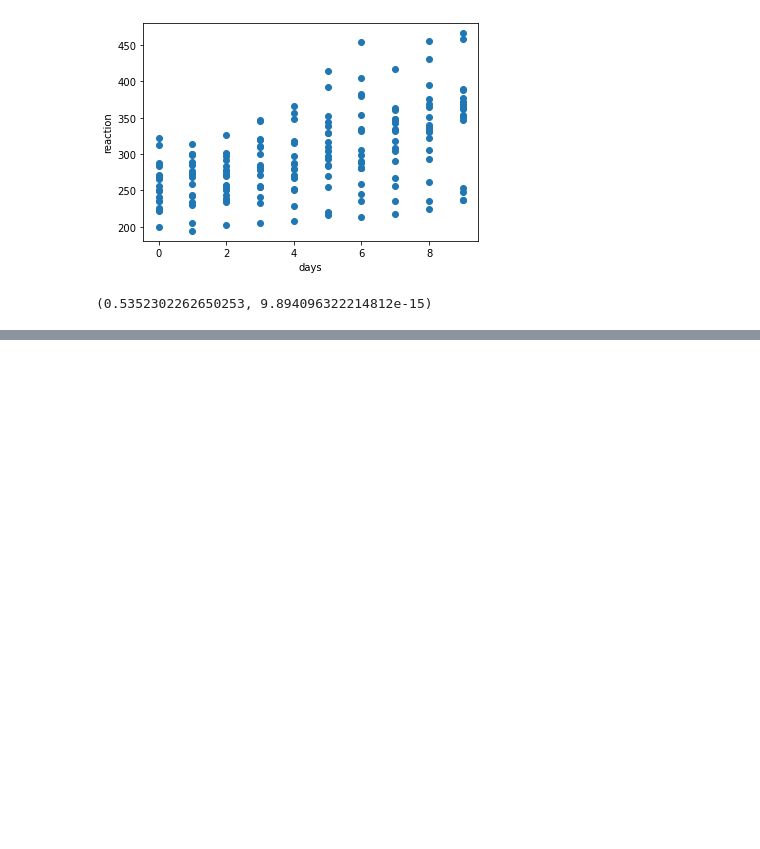
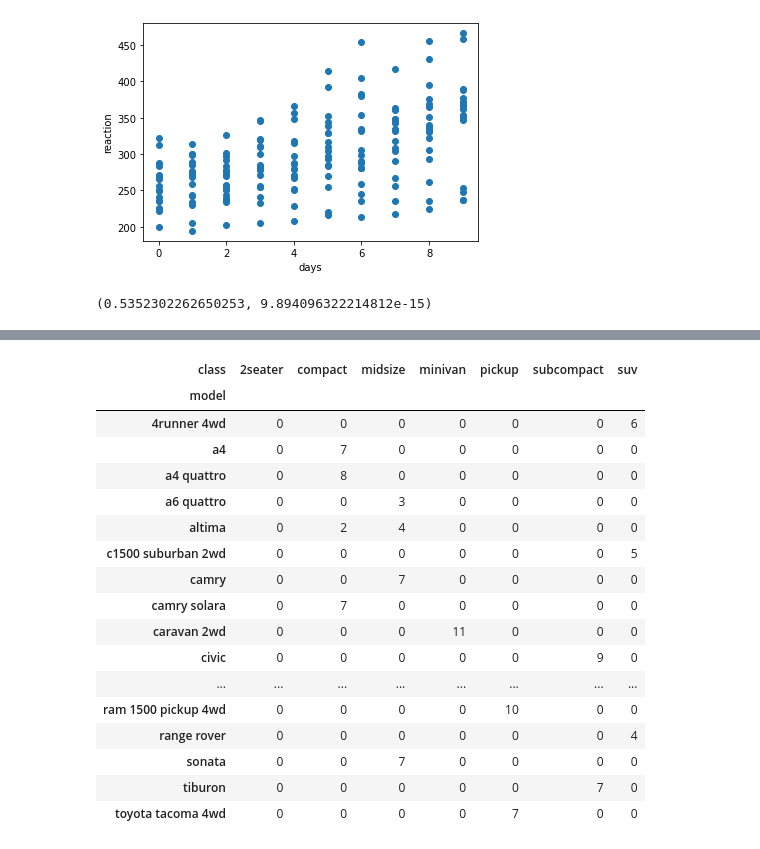
Before and after one commit to ian-james-johnson/data_science_notes, a Jupyter notebook: hypothesis_testing.ipynb, the cells around one changed output, grey strips where cells are left out. Cells and saved outputs as stored; diff of their text form; code cells hidden in the pictures; blank space fills up the shorter version.

```diff
--- a/hypothesis_testing.ipynb
+++ b/hypothesis_testing.ipynb
@@ -832,0 +884,8 @@ corr, p
+# %%
+#2
+# Choose another 2 categorical variables from the mpg dataset and perform a chi2
+# contingency table test with them. Be sure to state your null and alternative hypotheses.
+
+from pydataset import data
+mpg = data('mpg')
+mpg.head()
@@ -832,0 +920,22 @@ corr, p
+# %%
+observed = pd.crosstab(mpg.model, mpg['class'])
+observed
+# %% [output]
+| class | 2seater | compact | midsize | minivan | pickup | subcompact | suv |
+| model |  |  |  |  |  |  |  |
+| 4runner 4wd | 0 | 0 | 0 | 0 | 0 | 0 | 6 |
+| a4 | 0 | 7 | 0 | 0 | 0 | 0 | 0 |
+| a4 quattro | 0 | 8 | 0 | 0 | 0 | 0 | 0 |
+| a6 quattro | 0 | 0 | 3 | 0 | 0 | 0 | 0 |
+| altima | 0 | 2 | 4 | 0 | 0 | 0 | 0 |
+| c1500 suburban 2wd | 0 | 0 | 0 | 0 | 0 | 0 | 5 |
+| camry | 0 | 0 | 7 | 0 | 0 | 0 | 0 |
+| camry solara | 0 | 7 | 0 | 0 | 0 | 0 | 0 |
+| caravan 2wd | 0 | 0 | 0 | 11 | 0 | 0 | 0 |
+| civic | 0 | 0 | 0 | 0 | 0 | 9 | 0 |
+| ... | ... | ... | ... | ... | ... | ... | ... |
+| ram 1500 pickup 4wd | 0 | 0 | 0 | 0 | 10 | 0 | 0 |
+| range rover | 0 | 0 | 0 | 0 | 0 | 0 | 4 |
+| sonata | 0 | 0 | 7 | 0 | 0 | 0 | 0 |
+| tiburon | 0 | 0 | 0 | 0 | 0 | 7 | 0 |
+| toyota tacoma 4wd | 0 | 0 | 0 | 0 | 7 | 0 | 0 |
```
Also changed, not shown: parts of 13 cells of this notebook, 1 other file.
